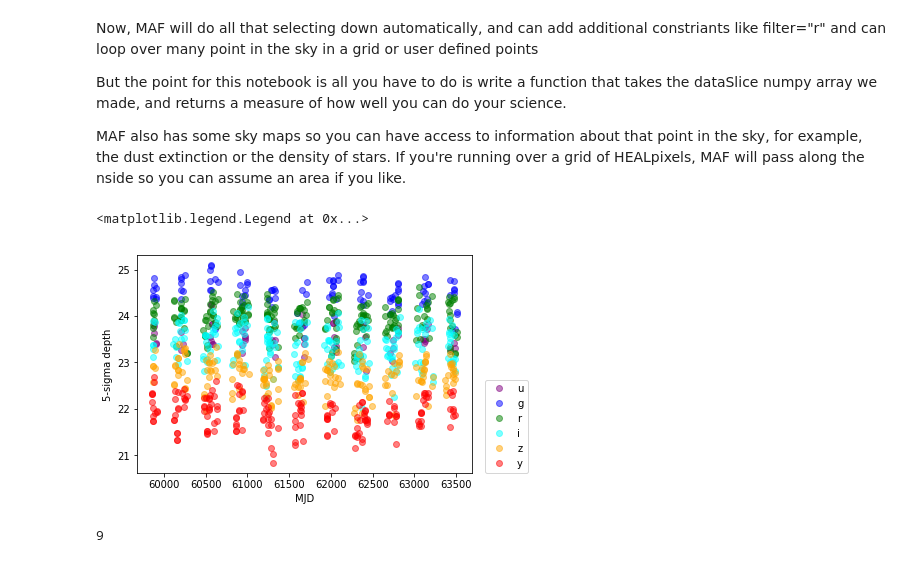
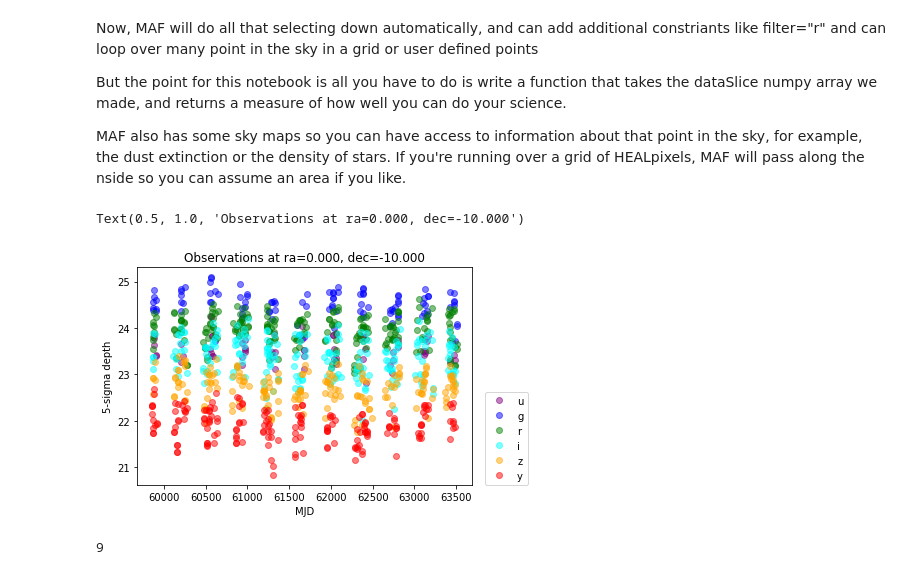
Before and after one commit to yoachim/20_Scratch, a Jupyter notebook: MAF_quickstart/MAF_quick.ipynb, the cells around one changed output. Cells and saved outputs as stored; diff of their text form; code cells hidden in the pictures.

```diff
--- a/MAF_quickstart/MAF_quick.ipynb
+++ b/MAF_quickstart/MAF_quick.ipynb
@@ -130,18 +139,19 @@ MAF also has some sky maps so you can have access to information about that poin
 # %%
 # let's make a plot
 f2c = {'u': 'purple', 'g': 'blue', 'r': 'green',
        'i': 'cyan', 'z': 'orange', 'y': 'red'}
 for fn in f2c:
     in_filt = np.where(dataSlice['filter'] == fn)[0]
     plt.plot(dataSlice['observationStartMJD'][in_filt],
              dataSlice['fiveSigmaDepth'][in_filt], 'o',
             color=f2c[fn], label=fn, alpha=0.5)
 plt.xlabel('MJD')
 plt.ylabel('5-sigma depth')
 plt.legend(loc=(1.04,0))
+plt.title('Observations at ra=%.3f, dec=%.3f' % (ra,dec))
 # %% [output]
-<matplotlib.legend.Legend at 0x...>
+Text(0.5, 1.0, 'Observations at ra=0.000, dec=-10.000')
-[figure, old version]
+[figure, new version]
 # %%
 # Here's an example function that takes the relevant dataframe and computes something
 # Note:  This example does not use the fiveSigmaDepth column, so it's probably not going to
```
Also changed, not shown: parts of 1 cell of this notebook.
